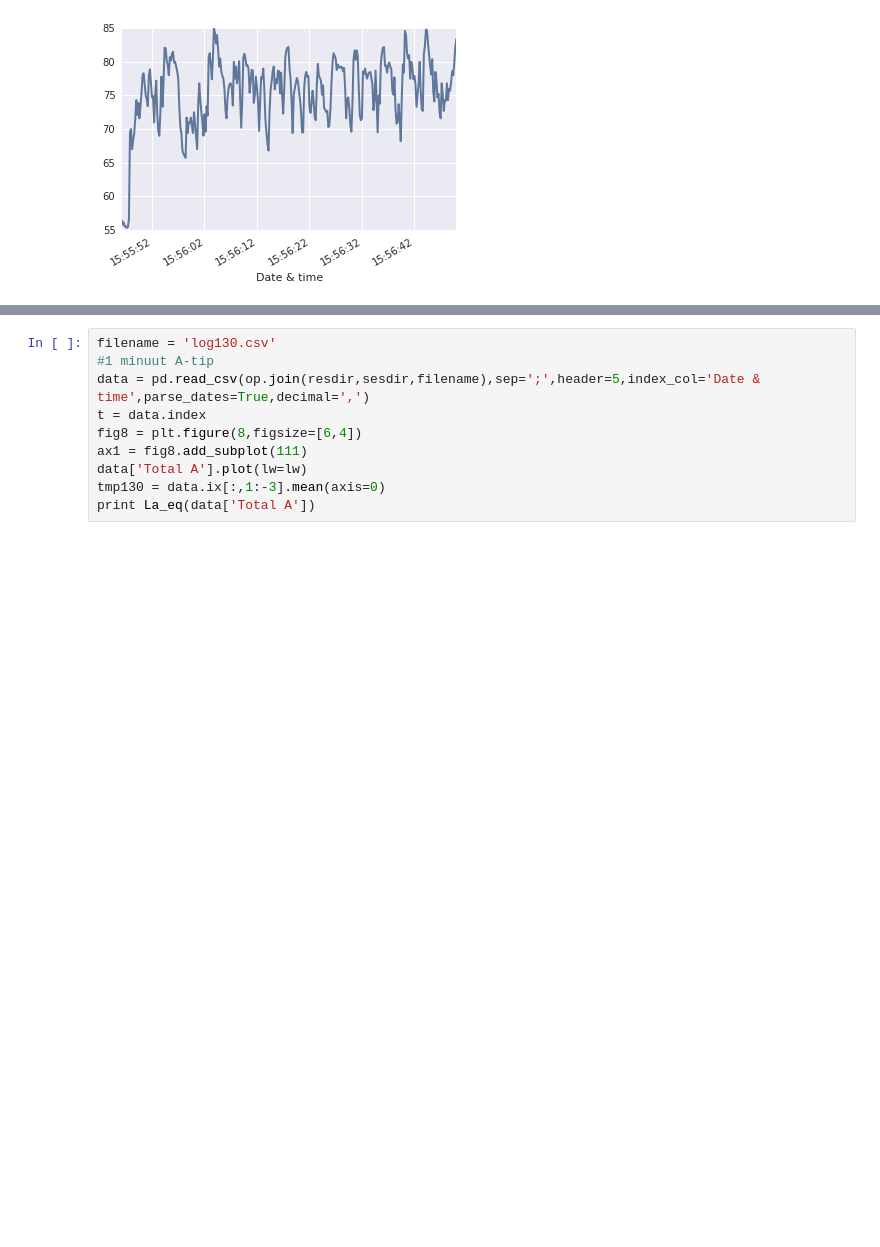
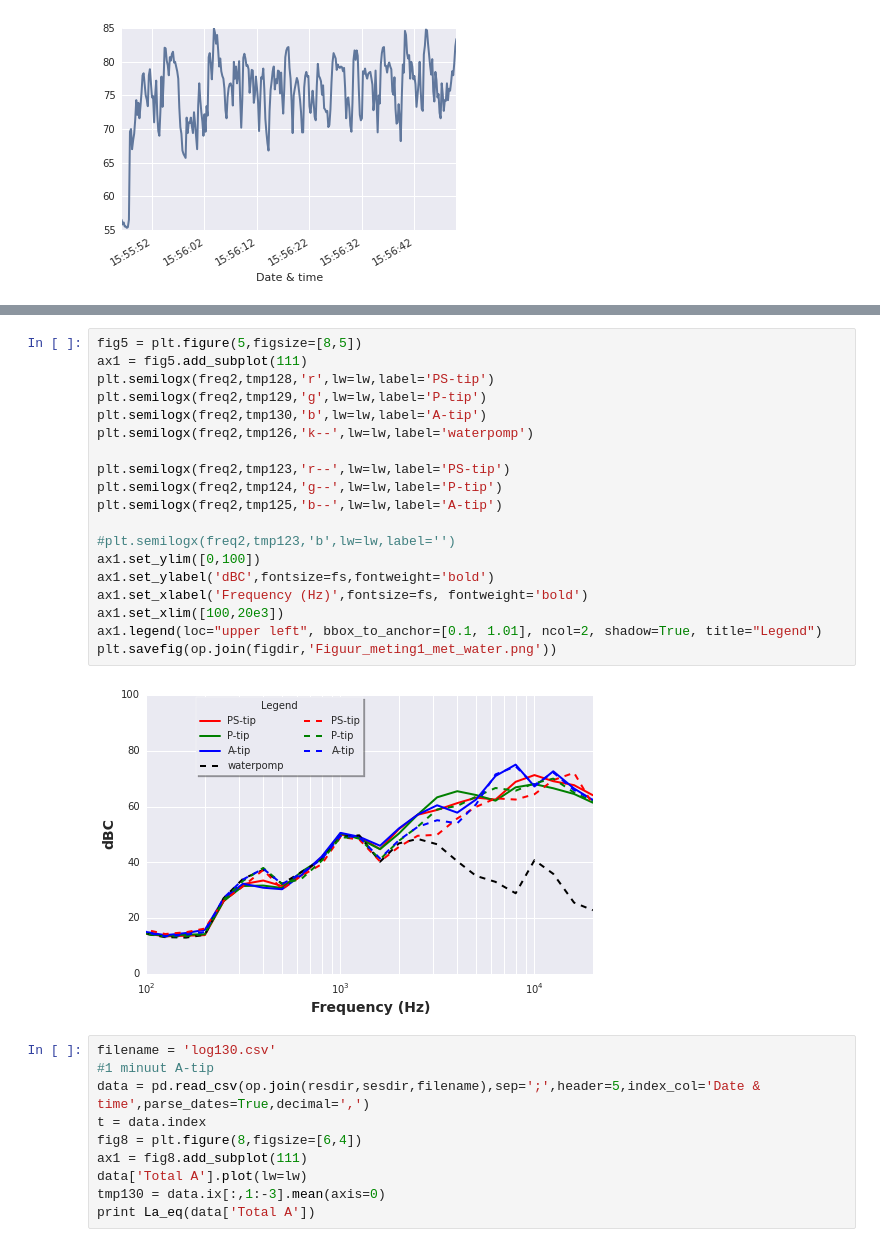
Before and after one commit to Crisly/SoundMeasurements, a Jupyter notebook: SoundMeasurments_tandarts.ipynb, the cells around one changed output, grey strips where cells are left out. Drawn from its saved outputs; the diff is of its cells as text; blank space fills up the shorter version.

```diff
--- a/SoundMeasurments_tandarts.ipynb
+++ b/SoundMeasurments_tandarts.ipynb
@@ -207,4 +207,25 @@ print data['Total A'].mean()
 [figure]
+# %%
+fig5 = plt.figure(5,figsize=[8,5])
+ax1 = fig5.add_subplot(111)
+plt.semilogx(freq2,tmp128,'r',lw=lw,label='PS-tip')
+plt.semilogx(freq2,tmp129,'g',lw=lw,label='P-tip')
+plt.semilogx(freq2,tmp130,'b',lw=lw,label='A-tip')
+plt.semilogx(freq2,tmp126,'k--',lw=lw,label='waterpomp')
+
+plt.semilogx(freq2,tmp123,'r--',lw=lw,label='PS-tip')
+plt.semilogx(freq2,tmp124,'g--',lw=lw,label='P-tip')
+plt.semilogx(freq2,tmp125,'b--',lw=lw,label='A-tip')
+
+#plt.semilogx(freq2,tmp123,'b',lw=lw,label='')
+ax1.set_ylim([0,100])
+ax1.set_ylabel('dBC',fontsize=fs,fontweight='bold')
+ax1.set_xlabel('Frequency (Hz)',fontsize=fs, fontweight='bold')
+ax1.set_xlim([100,20e3])
+ax1.legend(loc="upper left", bbox_to_anchor=[0.1, 1.01], ncol=2, shadow=True, title="Legend")
+plt.savefig(op.join(figdir,'Figuur_meting1_met_water.png'))
+# %% [output]
+[figure, added]
 # %%
 filename = 'log130.csv'
 #1 minuut A-tip
```
Also changed, not shown: parts of 1 cell of this notebook.
